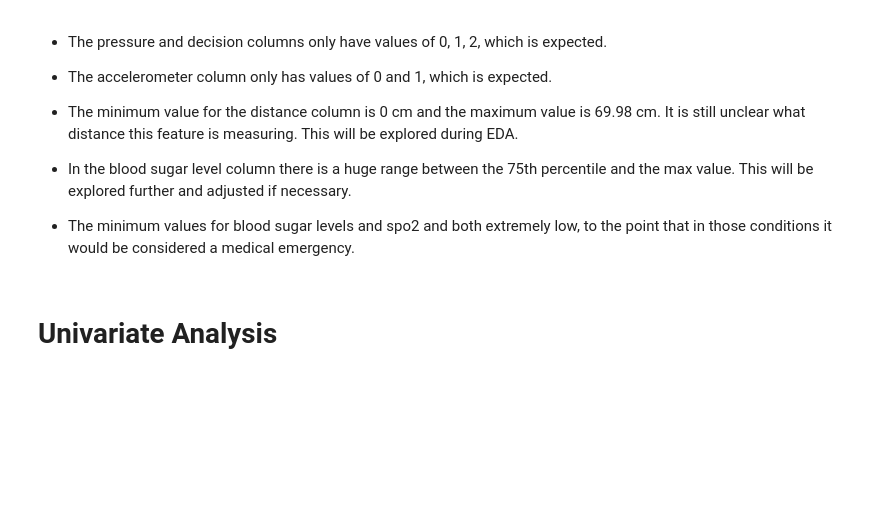
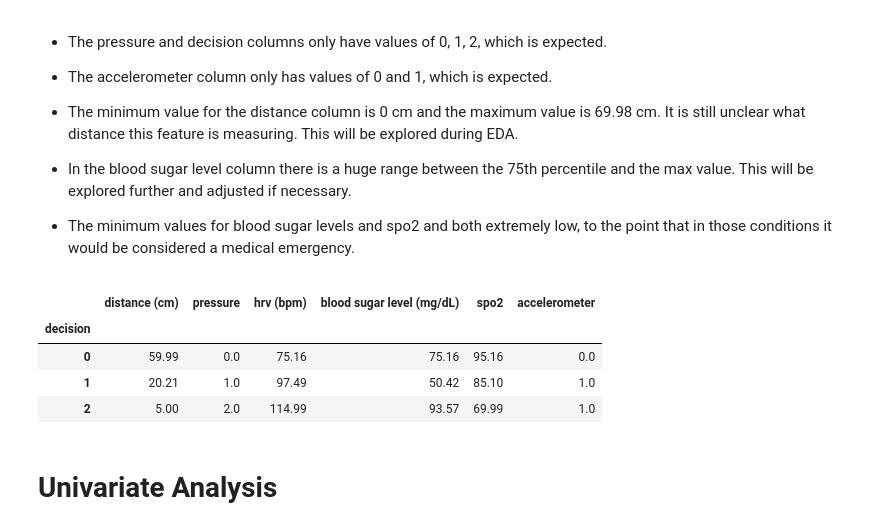
Before and after one commit to kevinbrnett/Fall-Prediction-Model, a Jupyter notebook: Exploratory Data Analysis.ipynb, the cells around one changed output. Drawn from its saved outputs; the diff is of its cells as text; code cells hidden in the pictures; blank space fills up the shorter version.

```diff
--- a/Exploratory Data Analysis.ipynb
+++ b/Exploratory Data Analysis.ipynb
@@ -249,6 +249,15 @@ df.describe()
 - In the blood sugar level column there is a huge range between the 75th percentile and the max value. This will be explored further and adjusted if necessary.
 
 - The minimum values for blood sugar levels and spo2 and both extremely low, to the point that in those conditions it would be considered a medical emergency.
+# %%
+df_target_group = df.groupby('decision').mean().round(2)
+df_target_group
+# %% [output]
+|  | distance (cm) | pressure | hrv (bpm) | blood sugar level (mg/dL) | spo2 | accelerometer |
+| decision |  |  |  |  |  |  |
+| 0 | 59.99 | 0.0 | 75.16 | 75.16 | 95.16 | 0.0 |
+| 1 | 20.21 | 1.0 | 97.49 | 50.42 | 85.10 | 1.0 |
+| 2 | 5.00 | 2.0 | 114.99 | 93.57 | 69.99 | 1.0 |
 # %% [markdown]
 # Univariate Analysis
 # %% [markdown]
```
Also changed, not shown: 3 other files.
